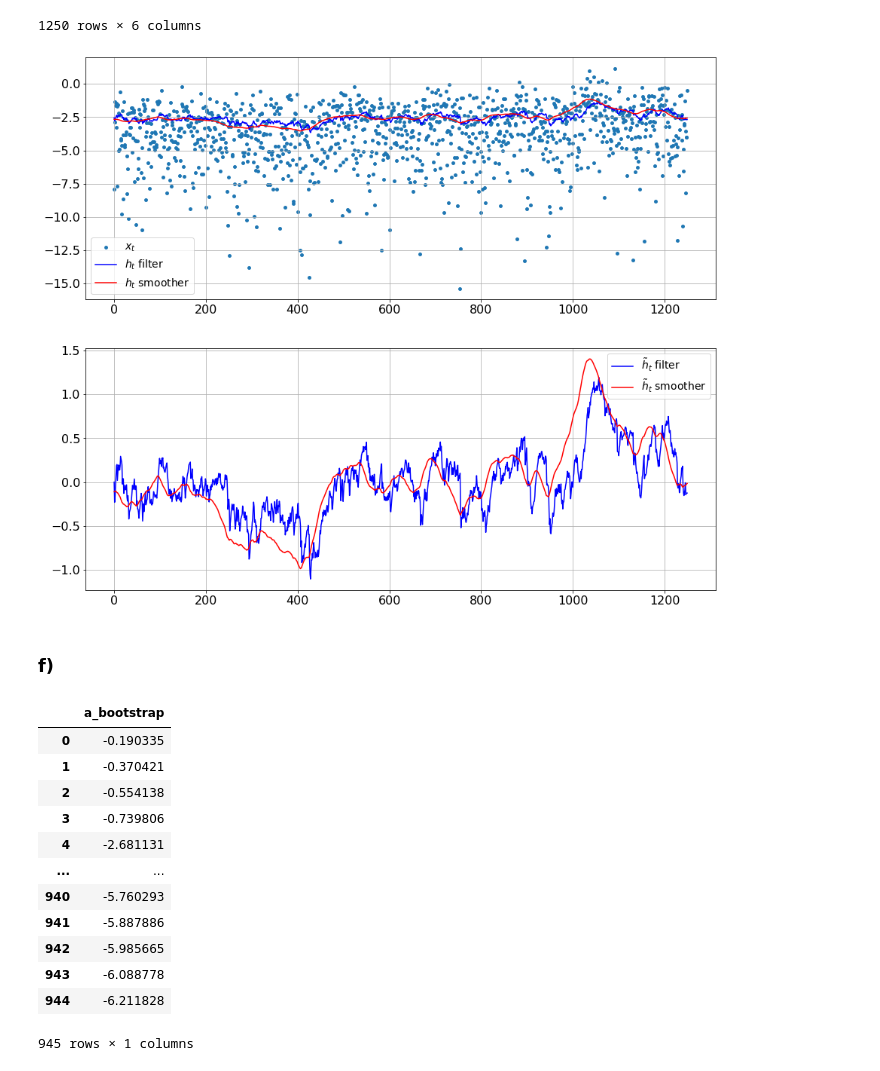
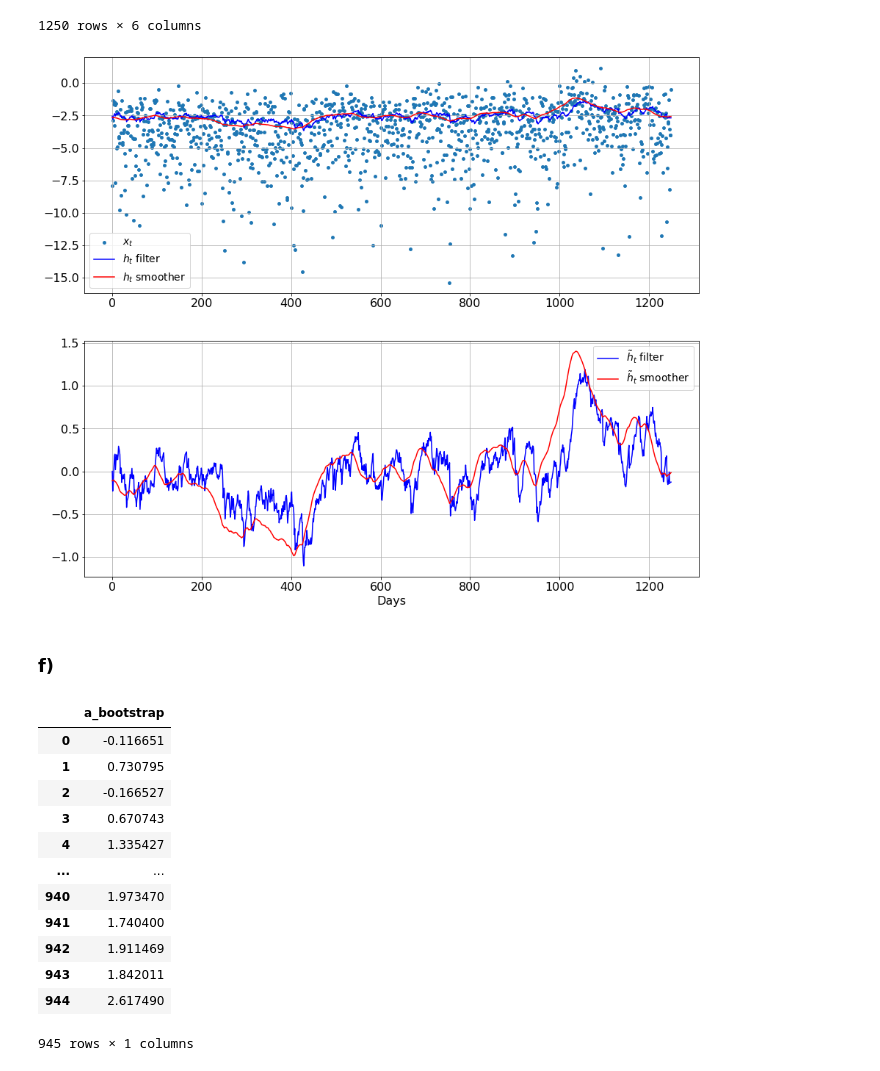
Before and after one commit to siemfenne/timeseriesmodels-vu, a Jupyter notebook: part2.ipynb, the cells around one changed output. Saved outputs shown, nothing was run; the diff lists cells and outputs as text; code cells hidden in the pictures.

```diff
--- a/part2.ipynb
+++ b/part2.ipynb
@@ -127,7 +125,7 @@ def likelihood(params, a0, P0, y, H):
         P = T**2 * P  + Q -  F * K**2
 
         # Compute the log-likelihood contribution for this time step
-        loglik += -0.5 * (np.log(2 * np.pi) + np.log(F) + v**2 / F)
+        loglik += -0.5 * (np.log(2 * np.pi) + np.log(abs(F)) + v**2 / F)
 
     return -loglik
 
@@ -167,8 +165,8 @@ def kalman_filter(params, y):
         a = T * a + K * v + c
         P = T**2 * P  + Q -  F * K**2
 
-    uncon_mean = params[0] / (1 - params[1])
-    df_kf['h_filter'] = df_kf['a_filter'] - uncon_mean
+    xi = params[0] / (1 - params[1])
+    df_kf['h_filter'] = df_kf['a_filter'] - xi
 
     return df_kf
 
@@ -326,7 +341,7 @@ def likelihood(params, a0, P0, y, H):
         P = T**2 * P  + Q -  F * K**2
 
         # Compute the log-likelihood contribution for this time step
-        loglik += -0.5 * (np.log(2 * np.pi) + np.log(F) + v**2 / F)
+        loglik += -0.5 * (np.log(2 * np.pi) + np.log(abs(F)) + v**2 / F)
 
     return -loglik
 
@@ -427,7 +444,7 @@ def likelihood(params, a0, P0, y, H):
         P = T**2 * P  + Q -  F * K**2
 
         # Compute the log-likelihood contribution for this time step
-        loglik += -0.5 * (np.log(2 * np.pi) + np.log(F) + v**2 / F)
+        loglik += -0.5 * (np.log(2 * np.pi) + np.log(abs(F)) + v**2 / F)
 
     return -loglik
 
@@ -436,5 +453,5 @@ bounds = ((None, None), (0, 1), (0, None))
 res_e2 = minimize(fun=likelihood, x0=params0, args=(a0, P0, df_rv['xt_adj'], H), bounds=bounds, options={'maxiter':5000})
 
 omega_hat, phi_hat, s2_eta_hat = res_e2.x
-print(res_e2.x)
+print(res_e2.x, beta)
 # %% [output]
@@ -461,26 +478,28 @@ df_kf3
 # %%
 fig, axs = plt.subplots(2,1, figsize=(15,13))
 
 # upper left
 ax = axs[0]
 
 ax.scatter(df_rv.index, df_rv.xt_adj, s=15, label = r'$x_t$')
 ax.plot(df_kf3.index, df_kf3.a_filter, color = 'b', label = r'$h_t$ filter')
 ax.plot(df_kf3.index, df_ks3.a_smoother, color = 'r', label = r"$h_t$ smoother")
 ax.legend(fontsize = 14)
 
 ax = axs[1]
 ax.plot(df_kf3.index, df_kf3.h_filter, color = 'b', label = r"$\tilde{h}_t$ filter")
 ax.plot(df_kf3.index, df_ks3.h_smoother, color = 'r', label = r"$\tilde{h}_t$ smoother" )
+ax.set_xlabel('Days', fontsize=16)
 ax.legend(fontsize = 14)
 
 for ax in axs:
     ax.grid()
     pass
 
+# plt.savefig(figure_path + 'fig2.e3.png', dpi=300)
 plt.show()
 # %% [output]
-[figure, old version]
+[figure, new version]
 # %% [markdown]
 ### f)
 # %%
@@ -490,6 +509,7 @@ def bootstrap_filter(params, N, y, k):
     n_obs = y.shape[0]
     weight_t = np.array([1 for i in range(N)])
     s2 = s2_eta / (1-phi**2)
+    xi = omega / (1-phi)
 
     df_bs = pd.DataFrame(columns=['a_bootstrap'])
 
@@ -500,8 +520,7 @@ def bootstrap_filter(params, N, y, k):
         else:
             alpha_t = np.random.randn(N) * s2**0.5 + phi*alpha_t
         #step 2
-        # weight_t = weight_t*np.exp((-0.5*np.log(2* np.pi) - 0.5*np.log(s2_eps) - 0.5*s2**-2*(y[t] - alpha_t)))
-        weight_t = np.exp(-0.5*(np.log(2*np.pi) + alpha_t + np.exp(-1 * alpha_t)*(y[t]-y.mean())**2))
+        weight_t = np.exp(-0.5*(np.log(2*np.pi) + (xi + alpha_t) + (y[t]-y.mean())**2 / np.exp(xi + alpha_t)))
         weight_t /= sum(weight_t)
         #step 3
         a_t = np.dot(weight_t,alpha_t)
@@ -513,19 +532,19 @@ def bootstrap_filter(params, N, y, k):
 
     return df_bs
 
-df_bs = bootstrap_filter(params=res.x, N=10000, y=df['returns'], k=0.75)
+df_bs = bootstrap_filter(params=res.x, N=10000, y=df['returns'], k=0.5)
 df_bs
 # %% [output]
 |  | a_bootstrap |
-| 0 | -0.190335 |
-| 1 | -0.370421 |
-| 2 | -0.554138 |
-| 3 | -0.739806 |
-| 4 | -2.681131 |
+| 0 | -0.116651 |
+| 1 | 0.730795 |
+| 2 | -0.166527 |
+| 3 | 0.670743 |
+| 4 | 1.335427 |
 | ... | ... |
-| 940 | -5.760293 |
-| 941 | -5.887886 |
-| 942 | -5.985665 |
-| 943 | -6.088778 |
-| 944 | -6.211828 |
+| 940 | 1.973470 |
+| 941 | 1.740400 |
+| 942 | 1.911469 |
+| 943 | 1.842011 |
+| 944 | 2.617490 |
 945 rows × 1 columns
```
Also changed, not shown: parts of 13 cells of this notebook, 5 other files.
